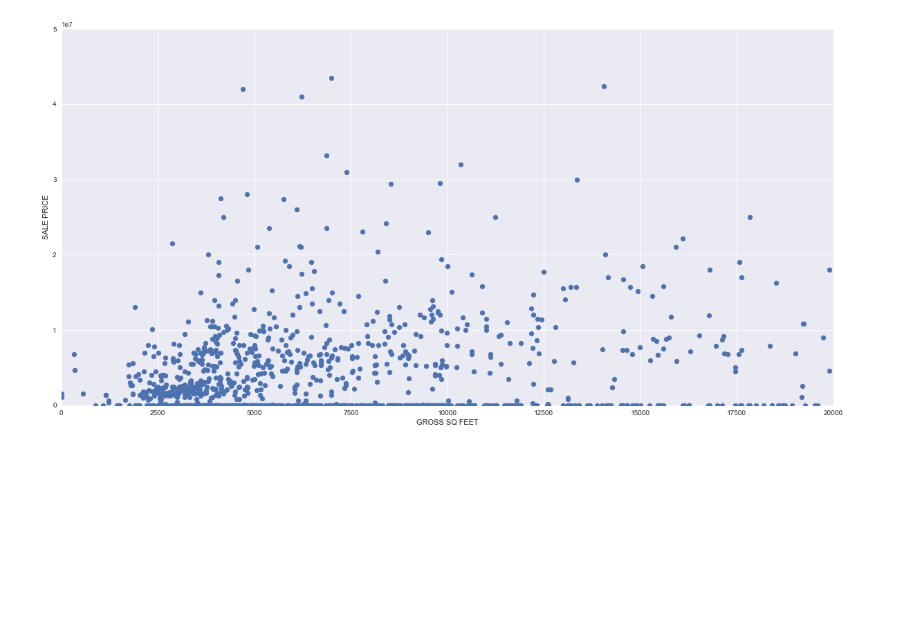
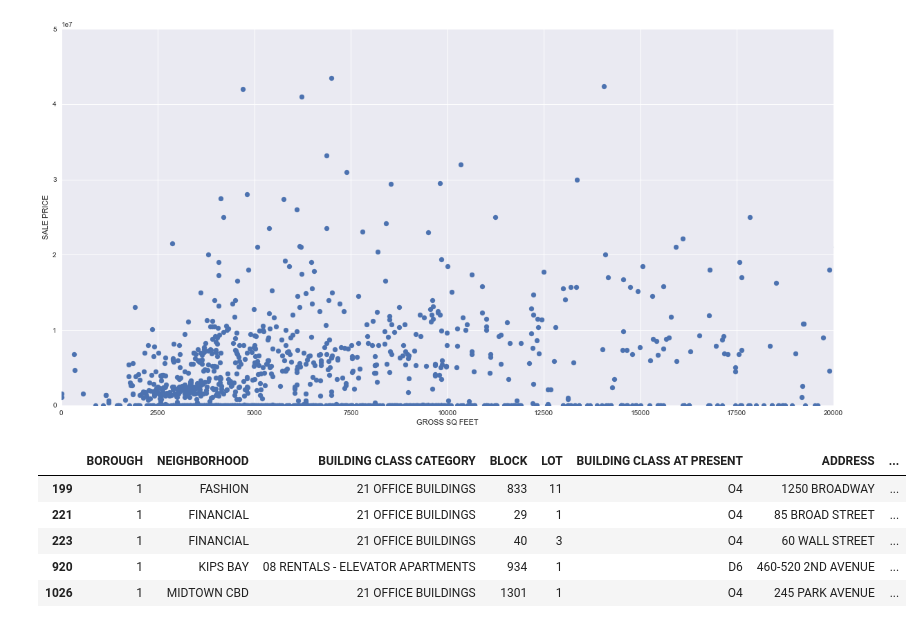
Before and after one commit to unchitta/f17-machine-learning-project, a Jupyter notebook: notebooks/05-manhattan-rolling-sales-exploratory-analysis.ipynb, the cells around one changed output. Drawn from its saved outputs; the diff is of its cells as text; code cells hidden in the pictures; blank space fills up the shorter version.

```diff
--- a/notebooks/05-manhattan-rolling-sales-exploratory-analysis.ipynb
+++ b/notebooks/05-manhattan-rolling-sales-exploratory-analysis.ipynb
@@ -80,3 +80,13 @@ plt.xlim([0,20000])
 plt.show()
 # %% [output]
 [figure]
+# %%
+expensive_properties = df[df['SALE PRICE'] > 500000000]
+expensive_properties
+# %% [output]
+|  | BOROUGH | NEIGHBORHOOD | BUILDING CLASS CATEGORY | BLOCK | LOT | BUILDING CLASS AT PRESENT | ADDRESS | ... |
+| 199 | 1 | FASHION | 21 OFFICE BUILDINGS | 833 | 11 | O4 | 1250 BROADWAY | ... |
+| 221 | 1 | FINANCIAL | 21 OFFICE BUILDINGS | 29 | 1 | O4 | 85 BROAD STREET | ... |
+| 223 | 1 | FINANCIAL | 21 OFFICE BUILDINGS | 40 | 3 | O4 | 60 WALL STREET | ... |
+| 920 | 1 | KIPS BAY | 08 RENTALS - ELEVATOR APARTMENTS | 934 | 1 | D6 | 460-520 2ND AVENUE | ... |
+| 1026 | 1 | MIDTOWN CBD | 21 OFFICE BUILDINGS | 1301 | 1 | O4 | 245 PARK AVENUE | ... |
```
Also changed, not shown: parts of 1 cell of this notebook.
